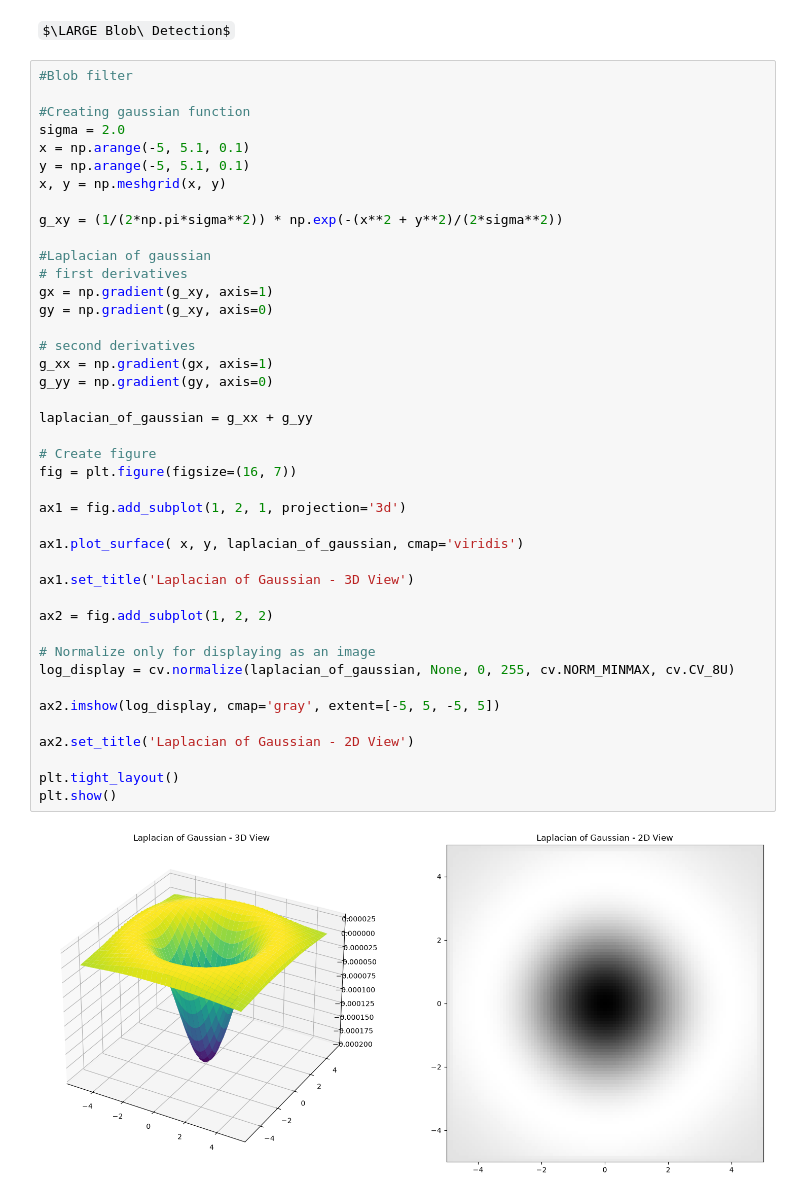
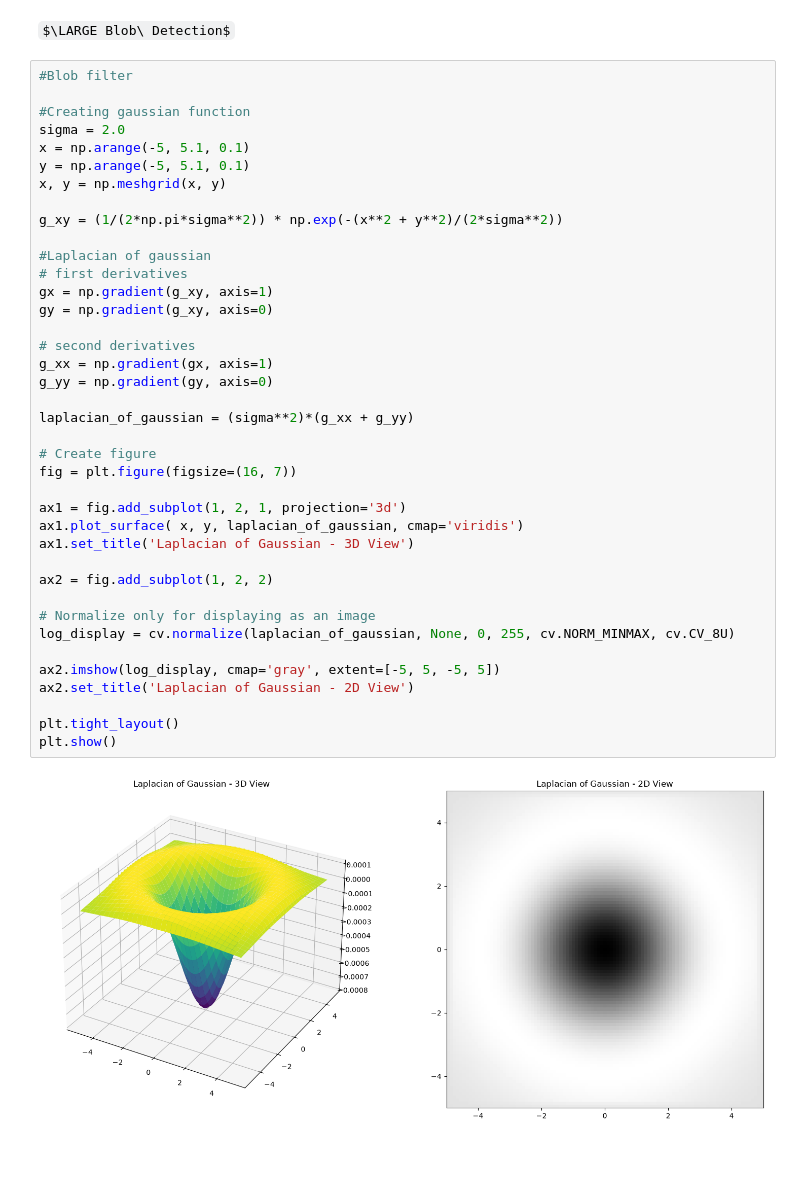
Before and after one commit to codingNR29/Image-processing, a Jupyter notebook: 04 Edges, Corners and Blobs.ipynb, the cells around one changed output. Cells and saved outputs as stored; diff of their text form; some formulas as TeX source; blank space fills up the shorter version.

```diff
--- a/04 Edges, Corners and Blobs.ipynb
+++ b/04 Edges, Corners and Blobs.ipynb
@@ -471,35 +471,32 @@ x, y = np.meshgrid(x, y)
 g_xy = (1/(2*np.pi*sigma**2)) * np.exp(-(x**2 + y**2)/(2*sigma**2))
 
 #Laplacian of gaussian
 # first derivatives
 gx = np.gradient(g_xy, axis=1)
 gy = np.gradient(g_xy, axis=0)
 
 # second derivatives
 g_xx = np.gradient(gx, axis=1)
 g_yy = np.gradient(gy, axis=0)
 
-laplacian_of_gaussian = g_xx + g_yy
+laplacian_of_gaussian = (sigma**2)*(g_xx + g_yy)
 
 # Create figure
 fig = plt.figure(figsize=(16, 7))
 
 ax1 = fig.add_subplot(1, 2, 1, projection='3d')
-
 ax1.plot_surface( x, y, laplacian_of_gaussian, cmap='viridis')
-
 ax1.set_title('Laplacian of Gaussian - 3D View')
 
 ax2 = fig.add_subplot(1, 2, 2)
 
 # Normalize only for displaying as an image
 log_display = cv.normalize(laplacian_of_gaussian, None, 0, 255, cv.NORM_MINMAX, cv.CV_8U)
 
 ax2.imshow(log_display, cmap='gray', extent=[-5, 5, -5, 5])
-
 ax2.set_title('Laplacian of Gaussian - 2D View')
 
 plt.tight_layout()
 plt.show()
 # %% [output]
-[figure, old version]
+[figure, new version]
```
